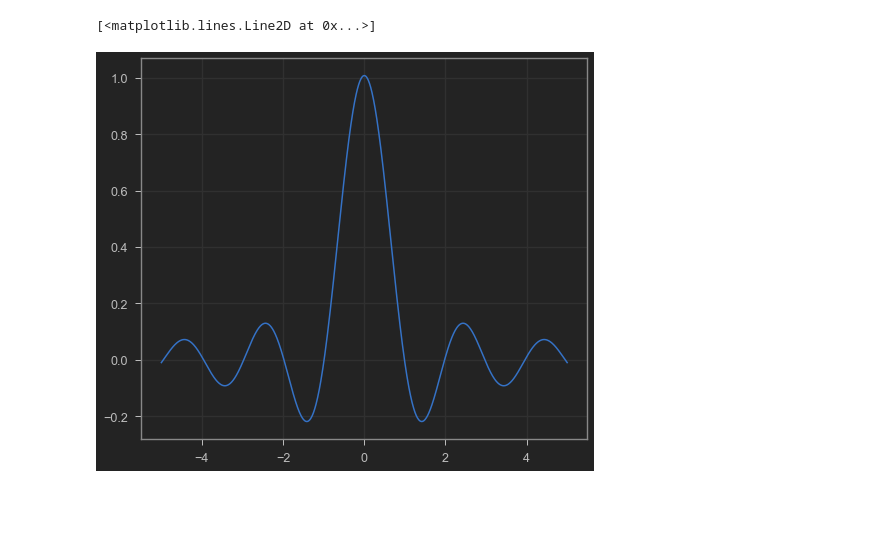
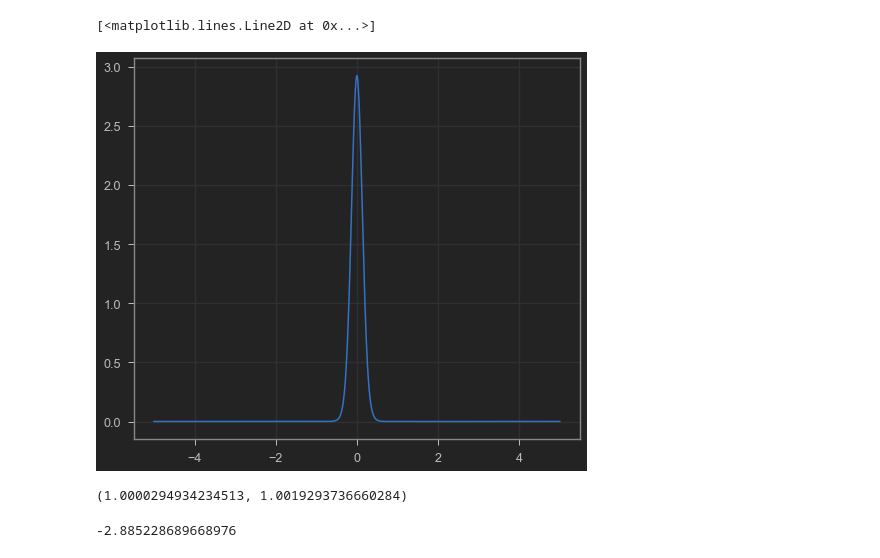
Before and after one commit to 20akshay00/MSThesis, a Jupyter notebook: src/Calculating_WaveFunc/parameters.ipynb, the cells around one changed output. Saved outputs shown, nothing was run; the diff lists cells and outputs as text; code cells hidden in the pictures; blank space fills up the shorter version.

```diff
--- a/src/Calculating_WaveFunc/parameters.ipynb
+++ b/src/Calculating_WaveFunc/parameters.ipynb
@@ -9,7 +9,8 @@ from bloch import *
 
 from scipy.integrate import quad
 # %%
-filename = "Bloch-V=0_k=3.142_num-basis=21_num-q=100.hdf5"
+filename = "Bloch-V=10.0_k=3.142_num-basis=61_num-q=100.hdf5"
+# filename = "Bloch-V=4.0_k=3.142_num-basis=21_num-q=100.hdf5"
 with h5py.File(filename, "r") as f:
     V0, kl, l_max, num_q = f["Parameters"]
     E = f["E"][:]
@@ -20,7 +21,11 @@ blochs = [func_bloch(psi, i, 0, kl, l_max) for i in range(len(q))]
 wannier = func_wannier(blochs, q, 0)
 # %%
 x = np.linspace(-5, 5, 1001)
-plt.plot(x, np.real(np.vectorize(wannier)(x))/np.sqrt(quad(lambda x: np.abs(wannier(x)) ** 2, -10, 10)[0]))
+plt.plot(x, np.abs(np.vectorize(wannier)(x))**2)
 # %% [output]
 [<matplotlib.lines.Line2D at 0x...>]
-[figure, old version]
+[figure, new version]
+# %%
+quad(lambda x: np.abs(blochs[0](x))**2, -0.5, 0.5)[0], quad(lambda x: np.abs(wannier(x))**2, -10, 10)[0]
+# %% [output]
+(1.0000294934234513, 1.0019293736660284)
@@ -26,0 +45,4 @@ plt.plot(x, np.real(np.vectorize(wannier)(x))/np.sqrt(quad(lambda x: np.abs(wann
+# %%
+tunneling_1D(1, 1, E[:, 0], q)
+# %% [output]
+-2.885228689668976
```
Also changed, not shown: parts of 5 cells of this notebook, 5 other files.
